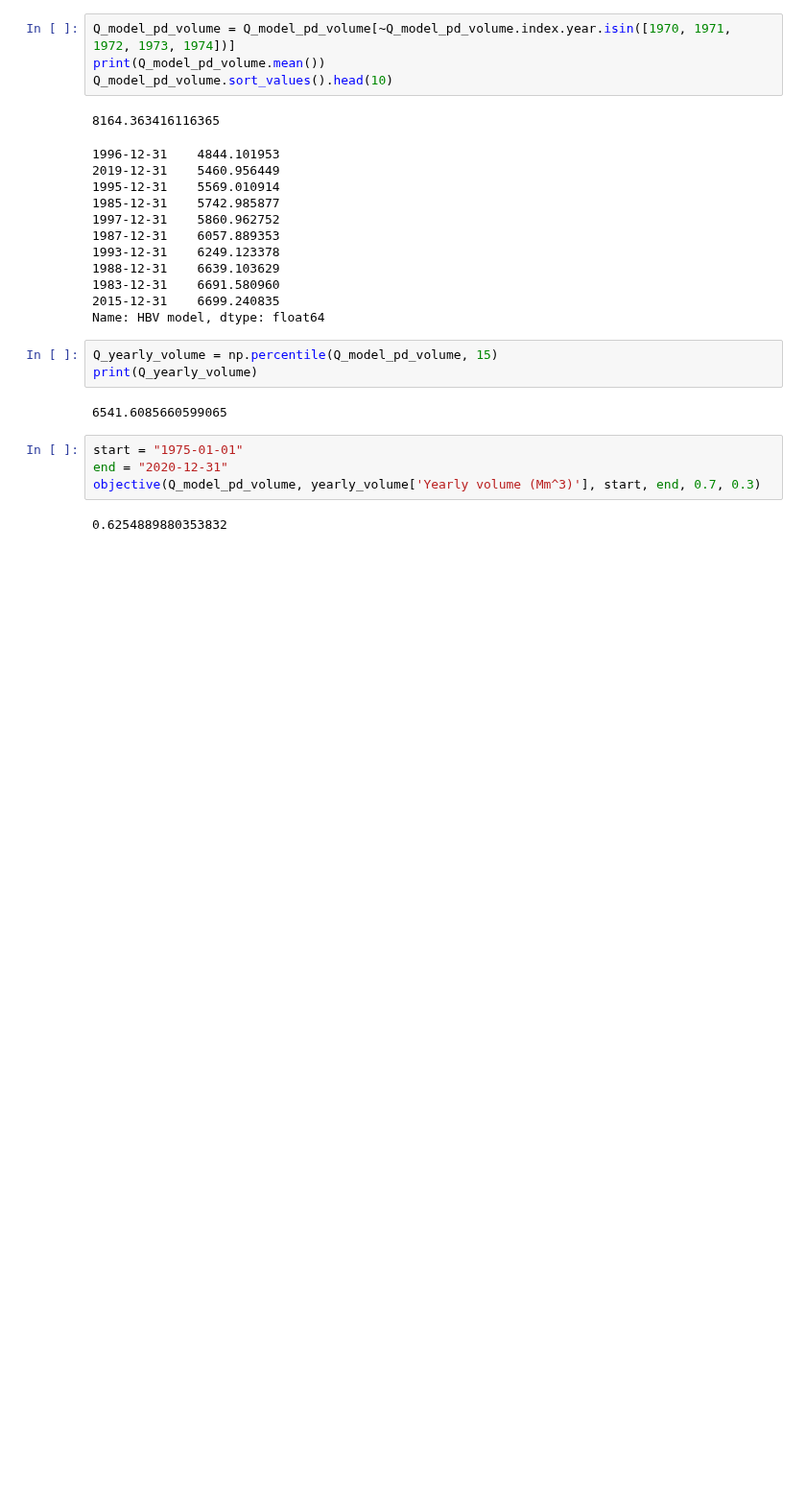
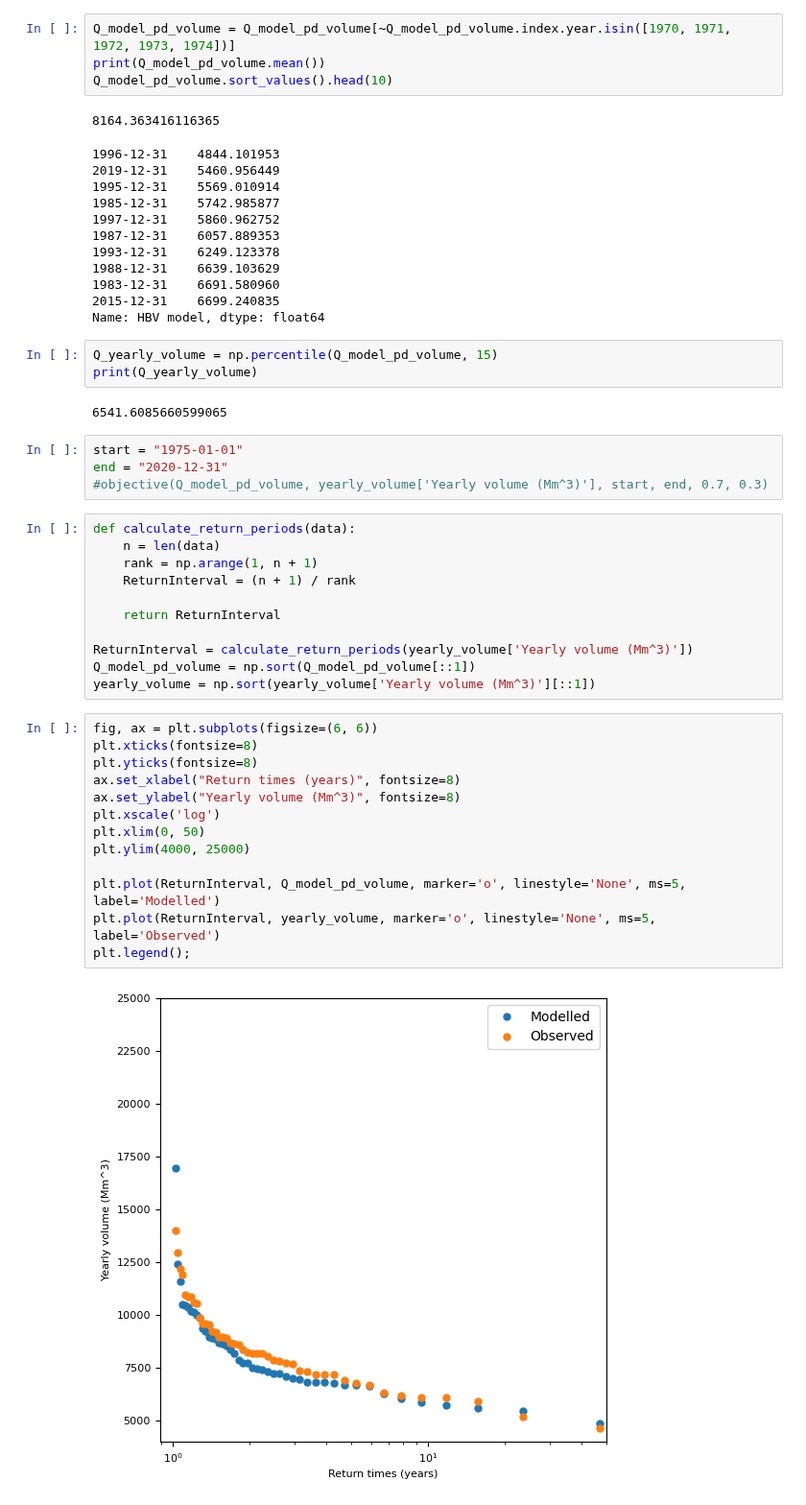
Before and after one commit to eWaterCycle/projects, a Jupyter notebook: BEP/code/HBV/HBV.ipynb, the cells around one changed output. Shown at 96% size. Drawn from its saved outputs; the diff is of its cells as text; blank space fills up the shorter version.

Commit message:
Return times toegevoegd en QM op CMIP

```diff
--- a/BEP/code/HBV/HBV.ipynb
+++ b/BEP/code/HBV/HBV.ipynb
@@ -149,6 +149,30 @@ print(Q_yearly_volume)
 # %%
 start = "1975-01-01"
 end = "2020-12-31"
-objective(Q_model_pd_volume, yearly_volume['Yearly volume (Mm^3)'], start, end, 0.7, 0.3)
+#objective(Q_model_pd_volume, yearly_volume['Yearly volume (Mm^3)'], start, end, 0.7, 0.3)
-# %% [output]
-0.6254889880353832
+# %%
+def calculate_return_periods(data):
+    n = len(data)
+    rank = np.arange(1, n + 1)
+    ReturnInterval = (n + 1) / rank
+
+    return ReturnInterval
+
+ReturnInterval = calculate_return_periods(yearly_volume['Yearly volume (Mm^3)'])
+Q_model_pd_volume = np.sort(Q_model_pd_volume[::1])
+yearly_volume = np.sort(yearly_volume['Yearly volume (Mm^3)'][::1])
+# %%
+fig, ax = plt.subplots(figsize=(6, 6))
+plt.xticks(fontsize=8)
+plt.yticks(fontsize=8)
+ax.set_xlabel("Return times (years)", fontsize=8)
+ax.set_ylabel("Yearly volume (Mm^3)", fontsize=8)
+plt.xscale('log')
+plt.xlim(0, 50)
+plt.ylim(4000, 25000)
+
+plt.plot(ReturnInterval, Q_model_pd_volume, marker='o', linestyle='None', ms=5, label='Modelled')
+plt.plot(ReturnInterval, yearly_volume, marker='o', linestyle='None', ms=5, label='Observed')
+plt.legend();
+# %% [output]
+[figure, added]
```
Also changed, not shown: 1 other file.
